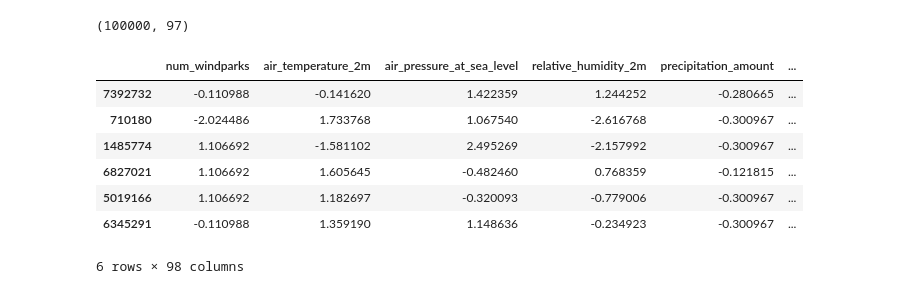
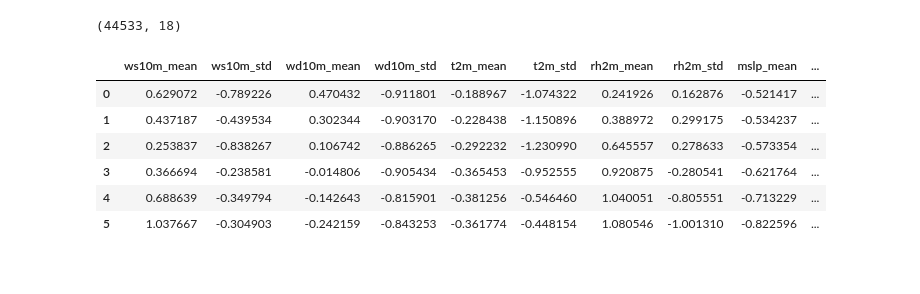
Before and after one commit to Bogdan121849/Wind_AI, a Jupyter notebook: WindAi/data_exploration_notebooks/deep_learning_region.ipynb, the cells around one changed output. Cells and saved outputs as stored; diff of their text form; code cells hidden in the pictures.

```diff
--- a/WindAi/data_exploration_notebooks/deep_learning_region.ipynb
+++ b/WindAi/data_exploration_notebooks/deep_learning_region.ipynb
@@ -5,7 +5,7 @@ import numpy as np
 import matplotlib.pyplot as plt
 import seaborn as sns
 # %%
-region_df = pd.read_parquet("/home2/s5549329/windAI_rug/WindAi/deep_learning/created_datasets/region.parquet")
+region_df = pd.read_parquet("/home2/s5549329/windAI_rug/WindAi/deep_learning/created_datasets/NO1.parquet")
 # %%
 region_df.head()
 # %% [output]
@@ -75,24 +86,23 @@ time_df = pd.to_datetime(region_sample.pop("time"), format='%d.%m.%Y %H:%M:%S')
 # %%
 scaler = StandardScaler()
-features = region_sample.drop(columns=["power_MW"])
+features = region_df.drop(columns=["power_MW"])
 features = features.select_dtypes(include=["number"])
 features_scaled = scaler.fit_transform(features)
 
-target = region_sample["power_MW"].values
+target = region_df["power_MW"].values
 features_scaled.shape
 # %% [output]
-(100000, 97)
+(44533, 18)
 # %%
-features_scaled_df = pd.DataFrame(features_scaled, columns=features.columns, index=region_sample.index)
+features_scaled_df = pd.DataFrame(features_scaled, columns=features.columns, index=region_df.index)
 
-region_sample_scaled = pd.concat([features_scaled_df, region_sample["power_MW"]], axis=1)
+region_sample_scaled = pd.concat([features_scaled_df, region_df["power_MW"]], axis=1)
 region_sample_scaled.head(6)
 # %% [output]
-|  | num_windparks | air_temperature_2m | air_pressure_at_sea_level | relative_humidity_2m | precipitation_amount | ... |
-| 7392732 | -0.110988 | -0.141620 | 1.422359 | 1.244252 | -0.280665 | ... |
-| 710180 | -2.024486 | 1.733768 | 1.067540 | -2.616768 | -0.300967 | ... |
-| 1485774 | 1.106692 | -1.581102 | 2.495269 | -2.157992 | -0.300967 | ... |
-| 6827021 | 1.106692 | 1.605645 | -0.482460 | 0.768359 | -0.121815 | ... |
-| 5019166 | 1.106692 | 1.182697 | -0.320093 | -0.779006 | -0.300967 | ... |
-| 6345291 | -0.110988 | 1.359190 | 1.148636 | -0.234923 | -0.300967 | ... |
+|  | ws10m_mean | ws10m_std | wd10m_mean | wd10m_std | t2m_mean | t2m_std | rh2m_mean | rh2m_std | mslp_mean | ... |
+| 0 | 0.629072 | -0.789226 | 0.470432 | -0.911801 | -0.188967 | -1.074322 | 0.241926 | 0.162876 | -0.521417 | ... |
+| 1 | 0.437187 | -0.439534 | 0.302344 | -0.903170 | -0.228438 | -1.150896 | 0.388972 | 0.299175 | -0.534237 | ... |
+| 2 | 0.253837 | -0.838267 | 0.106742 | -0.886265 | -0.292232 | -1.230990 | 0.645557 | 0.278633 | -0.573354 | ... |
+| 3 | 0.366694 | -0.238581 | -0.014806 | -0.905434 | -0.365453 | -0.952555 | 0.920875 | -0.280541 | -0.621764 | ... |
+| 4 | 0.688639 | -0.349794 | -0.142643 | -0.815901 | -0.381256 | -0.546460 | 1.040051 | -0.805551 | -0.713229 | ... |
+| 5 | 1.037667 | -0.304903 | -0.242159 | -0.843253 | -0.361774 | -0.448154 | 1.080546 | -1.001310 | -0.822596 | ... |
-6 rows × 98 columns
```
Also changed, not shown: parts of 19 cells of this notebook, 19 other files.
